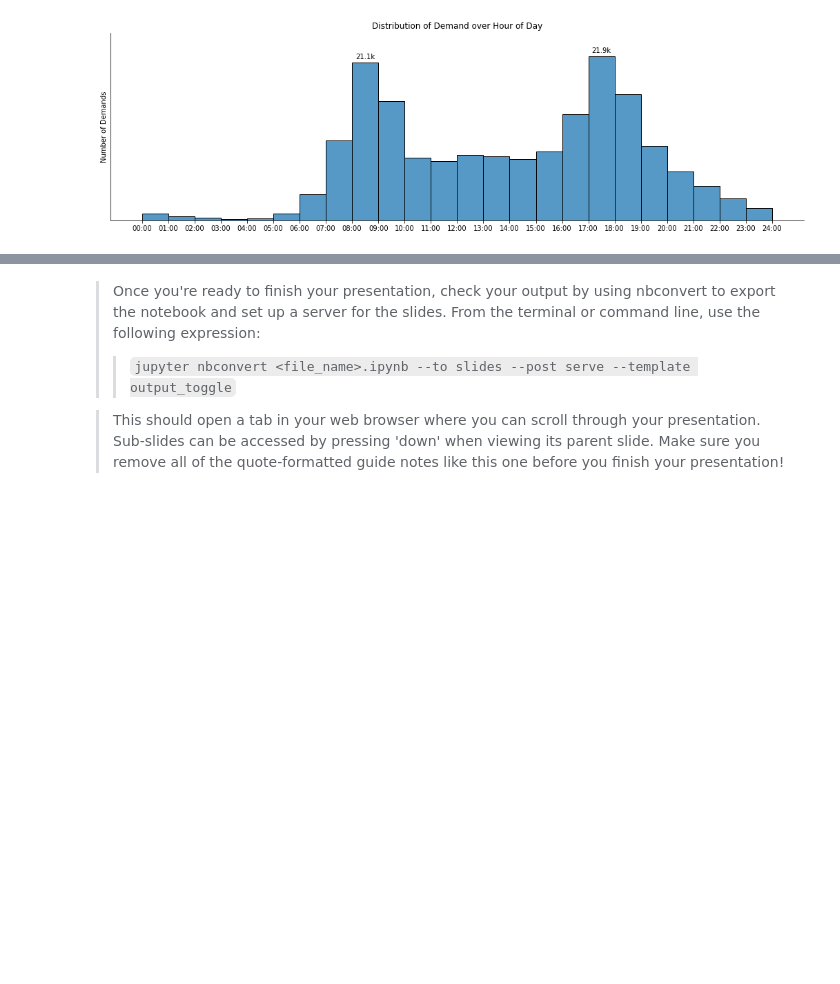
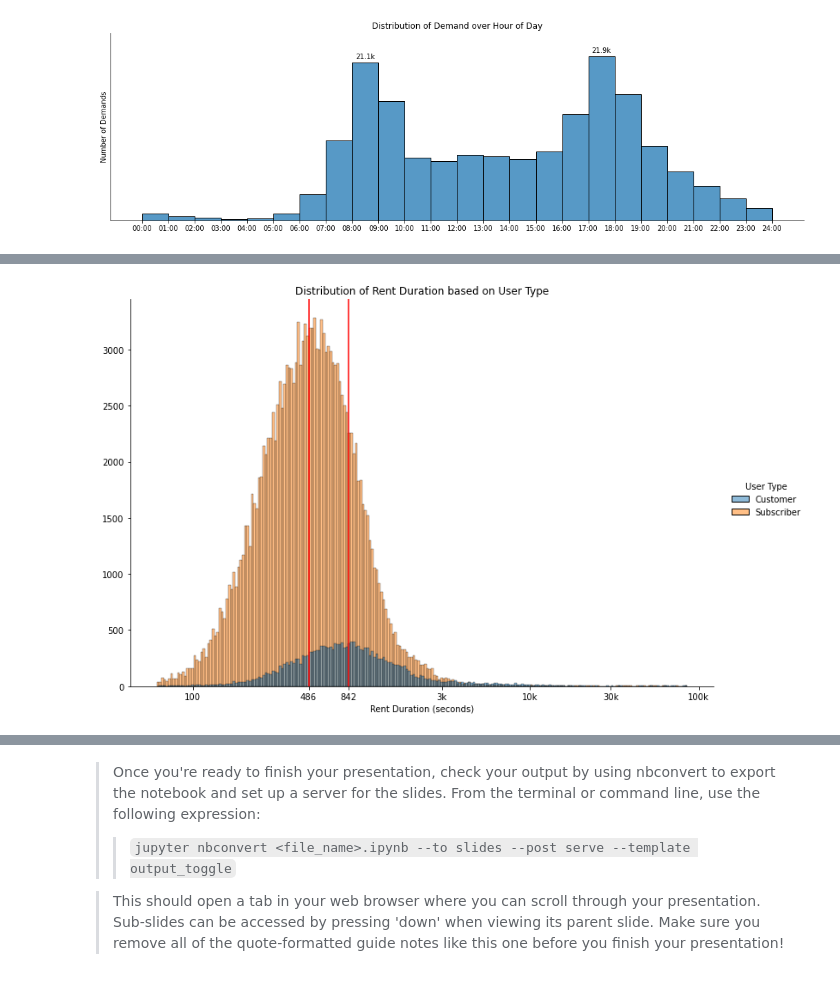
Before and after one commit to fletchersarip93/ford-gobike-data-analysis, a Jupyter notebook: slide_deck_ford_gobike.ipynb, the cells around one changed output, grey strips where cells are left out. Saved outputs shown, nothing was run; the diff lists cells and outputs as text; code cells hidden in the pictures; blank space fills up the shorter version.

```diff
--- a/slide_deck_ford_gobike.ipynb
+++ b/slide_deck_ford_gobike.ipynb
@@ -41,13 +41,14 @@ df = pd.read_csv('data/201902-fordgobike-tripdata-cleaned.csv',
                         'end_station_region': 'category'
                         })
 df.duration = pd.to_timedelta(df.duration)
+df.user_age_category = df.user_age_category.cat.reorder_categories(['< 25', '25-30', '30s', '40s', '50s', '60s', '70s', '>= 80']).cat.as_ordered()
 
-def to_str_with_k(n):
+def to_str_with_k(n, use_dec=True):
     if n >= 1000:
         y = (n/1000)
-        return f'{y:.1f}k'
+        return f'{y:.1f}k' if use_dec else f'{y:.0f}k'
     else:
-        return n
+        return f'{n:.1f}' if use_dec else f'{n:.0f}'
 # %% [markdown]
 ## Distribution of Bike Rent Duration
 
@@ -257,0 +241,17 @@ for ax in g.axes.squeeze():
+# %%
+g = sb.displot(data=df, x='duration_sec_log', hue='user_type', height=7, aspect=1.5, kind='hist')
+g.legend.set_title('User Type')
+sub_mean = df.query('user_type == "Subscriber"').duration_sec_log.mean()
+cust_mean = df.query('user_type == "Customer"').duration_sec_log.mean()
+plt.axvline(sub_mean, color='red')
+plt.axvline(cust_mean, color='red')
+xticks_labels = [100, 3000, 10000, 30000, 100000, 10**sub_mean, 10**cust_mean]
+xticks_labels_str = [to_str_with_k(x, False) for x in xticks_labels]
+xticks = np.log10(xticks_labels)
+plt.xticks([])
+plt.xticks(xticks, xticks_labels_str);
+plt.ylabel('')
+plt.xlabel('Rent Duration (seconds)')
+plt.title('Distribution of Rent Duration based on User Type');
+# %% [output]
+[figure, added]
```
Also changed, not shown: parts of 8 cells of this notebook.
